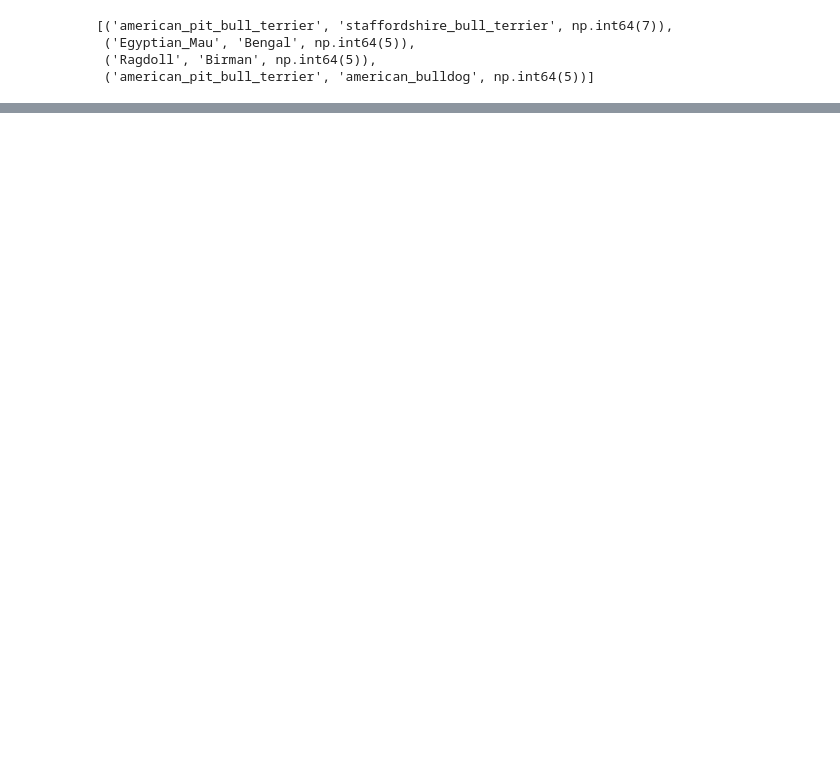
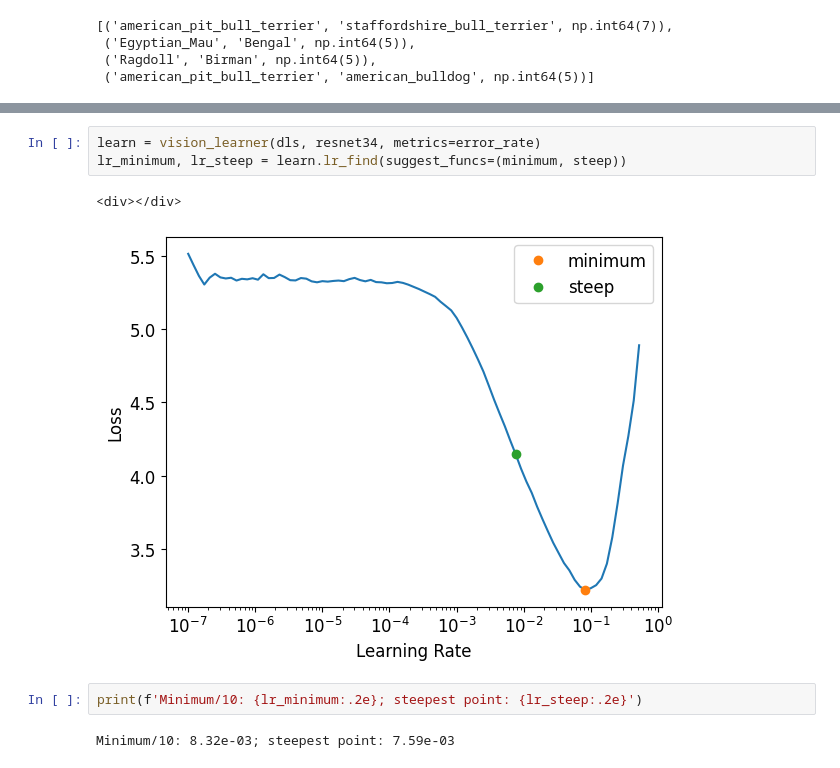
Before and after one commit to CodeWithOz/fastai-deep-learn-coders, a Jupyter notebook: ch-05-pet-breeds-pt2.ipynb, the cells around one changed output, grey strips where cells are left out. Saved outputs shown, nothing was run; the diff lists cells and outputs as text; blank space fills up the shorter version.

```diff
--- a/ch-05-pet-breeds-pt2.ipynb
+++ b/ch-05-pet-breeds-pt2.ipynb
@@ -555,0 +576,10 @@ Some quick googling reveals that these species are actually hard to distinguish
+# %%
+learn = vision_learner(dls, resnet34, metrics=error_rate)
+lr_minimum, lr_steep = learn.lr_find(suggest_funcs=(minimum, steep))
+# %% [output]
+<div></div>
+[figure, added]
+# %%
+print(f'Minimum/10: {lr_minimum:.2e}; steepest point: {lr_steep:.2e}')
+# %% [output]
+Minimum/10: 8.32e-03; steepest point: 7.59e-03
```
Also changed, not shown: parts of 8 cells of this notebook.
